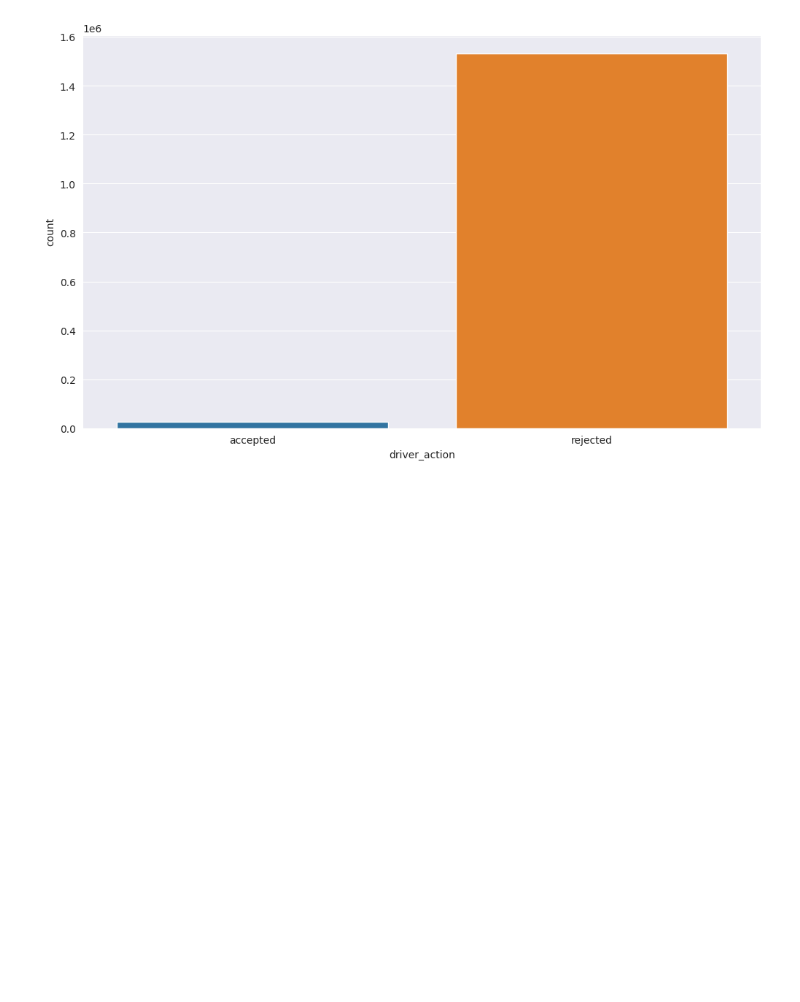
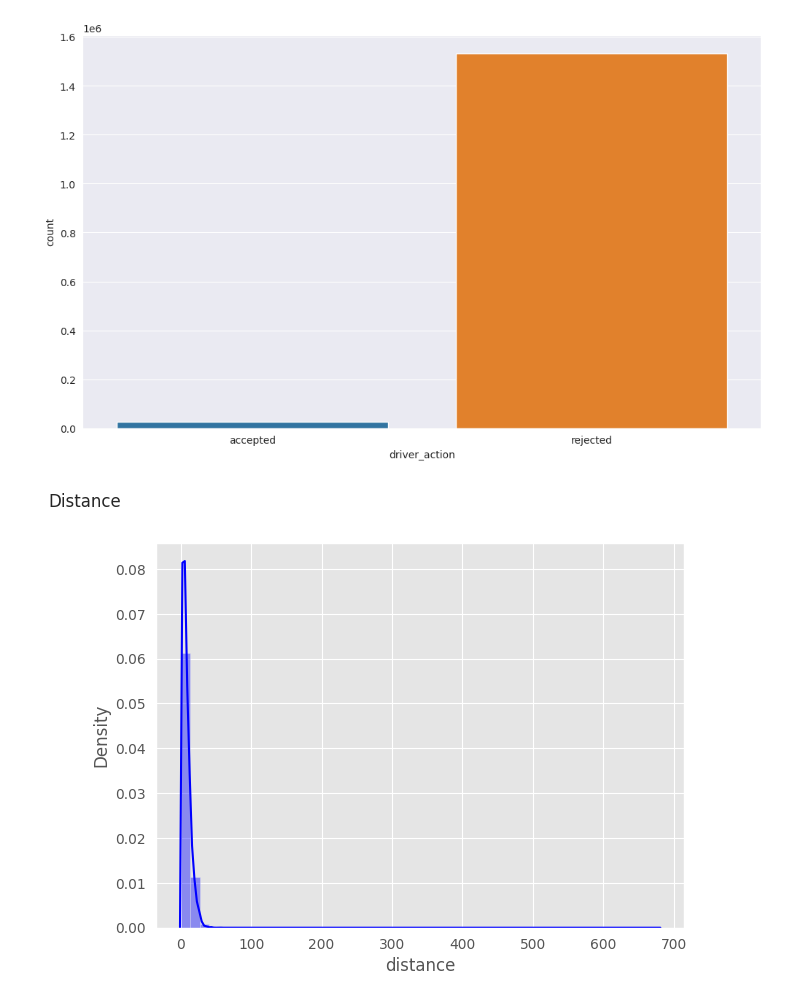
Before and after one commit to Yohanes-GR/Logistic-optimization-Causal-Inference, a Jupyter notebook: notebooks/EDA.ipynb, the cells around one changed output. Drawn from its saved outputs; the diff is of its cells as text; code cells hidden in the pictures; blank space fills up the shorter version.

```diff
--- a/notebooks/EDA.ipynb
+++ b/notebooks/EDA.ipynb
@@ -322,3 +322,31 @@ sns.countplot(x="driver_action", data=df)
 # %% [output]
 <AxesSubplot: xlabel='driver_action', ylabel='count'>
 [figure]
+# %%
+plt.style.use('ggplot')
+from multiprocessing.reduction import DupFd
+import pandas_profiling
+pandas_profiling.ProfileReport(DupFd)
+# %%
+# separate latitide and longitide from the same column
+df['Trip_Origin_lat'] = df['Trip Origin'].apply(lambda x: str(x).split(',')[0])
+df['Trip_Origin_lng'] = df['Trip Origin'].apply(lambda x: str(x).split(',')[1])
+# %%
+# separate latitide and longitide from the same column
+df['Trip_Destination_lat'] = df['Trip Destination'].apply(lambda x: str(x).split(',')[0])
+df['Trip_Destination_lng'] = df['Trip Destination'].apply(lambda x: str(x).split(',')[1])
+# %%
+from geopy import distance
+#let's find the distance between origin and destination
+df['distance']=df.apply(lambda x:distance.distance((x["Trip_Origin_lat"],x["Trip_Origin_lng"]),
+(x["Trip_Destination_lat"],x["Trip_Destination_lng"])).km,axis=1)
+# %%
+#let's check the pattern of 'distance between origin and destination'
+plt.rcParams['figure.figsize']=15,5
+plt.subplot(122)
+sns.distplot(df['distance'], color='blue')
+
+plt.suptitle('Distance')
+plt.show()
+# %% [output]
+[figure, added]
```
